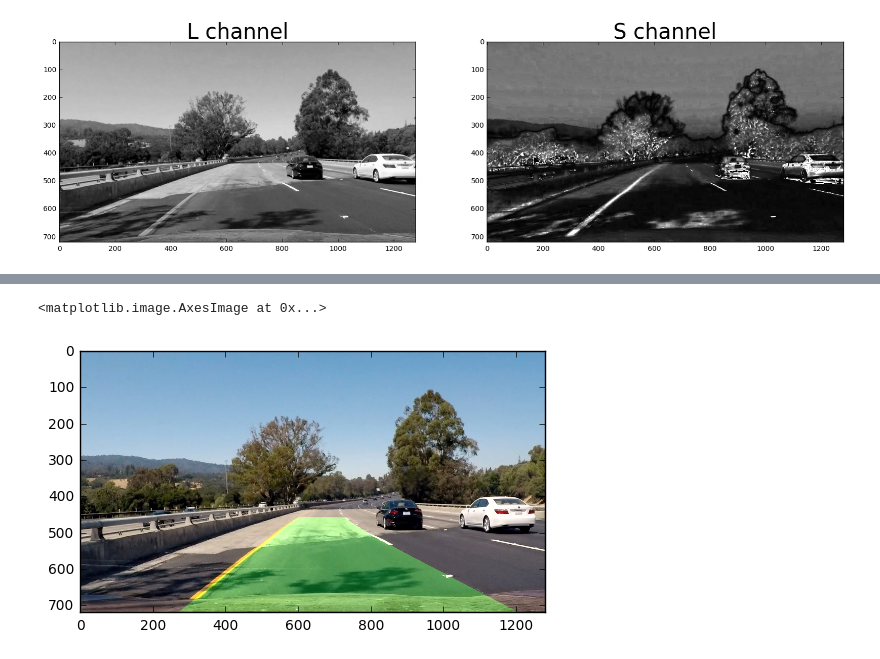
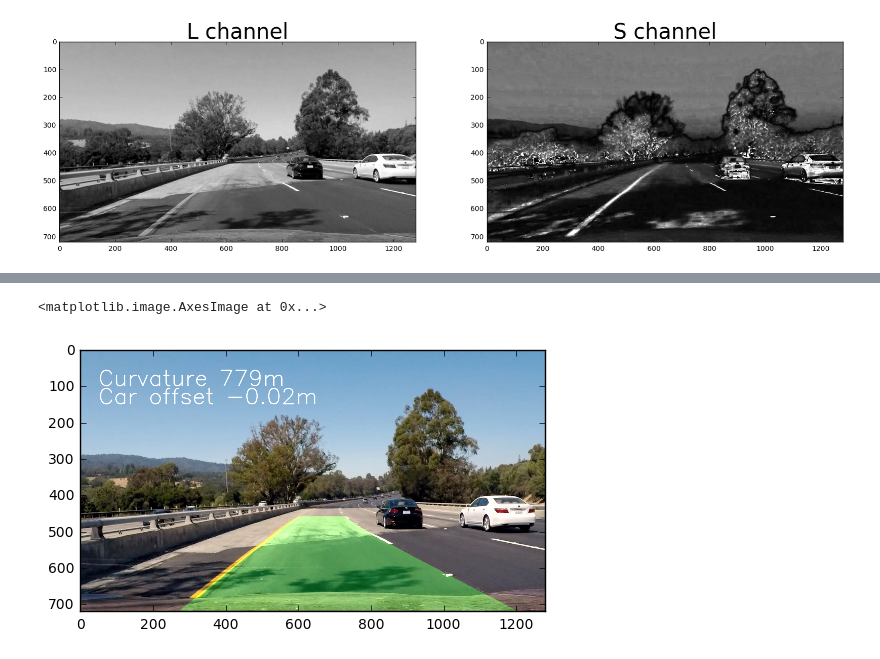
Before and after one commit to ddrm86/udacity-selfdriving-p4, a Jupyter notebook: p3_avanced_lanes_detector.ipynb, the cells around one changed output, grey strips where cells are left out. Drawn from its saved outputs; the diff is of its cells as text; code cells hidden in the pictures.

```diff
--- a/p3_avanced_lanes_detector.ipynb
+++ b/p3_avanced_lanes_detector.ipynb
@@ -352,26 +350,3 @@ plt.ylim(720, 0)
-# %%
-def draw_lane(image, binary_warped, left_fit, right_fit, m_inv):
-    left_fitx, right_fitx, ploty = get_plot_points(img, left_fit, right_fit)
-    # Create an image to draw the lines on
-    warp_zero = np.zeros_like(binary_warped).astype(np.uint8)
-    color_warp = np.dstack((warp_zero, warp_zero, warp_zero))
-    # Recast the x and y points into usable format for cv2.fillPoly()
-    pts_left = np.array([np.transpose(np.vstack([left_fitx, ploty]))])
-    pts_right = np.array([np.flipud(np.transpose(np.vstack([right_fitx, ploty])))])
-    pts = np.hstack((pts_left, pts_right))
-    # Draw the lane onto the warped blank image
-    cv2.fillPoly(color_warp, np.int_([pts]), (0,255, 0))
-    # Warp the blank back to original image space using inverse perspective matrix (Minv)
-    newwarp = cv2.warpPerspective(color_warp, m_inv, (image.shape[1], image.shape[0]))
-    # Combine the result with the original image
-    result = cv2.addWeighted(image, 1, newwarp, 0.3, 0)
-    return result
-
-drawed_lane = draw_lane(test_image, binary_warped, left_fit, right_fit, Minv)
-plt.imshow(drawed_lane)
-# %% [output]
-<matplotlib.image.AxesImage at 0x...>
-[figure, removed]
 # %%
 # Define conversions in x and y from pixels space to meters
 ym_per_pix = 30/720 # meters per pixel in y dimension
@@ -396,6 +371,34 @@ def get_car_offset(binary_warped, left_fit, right_fit):
     lane_center = (right_fitx[-1] - left_fitx[-1])
     offset = (car_center - lane_center) * xm_per_pix
     return offset
+# %%
+def draw_lane(image, binary_warped, left_fit, right_fit, m_inv):
+    left_fitx, right_fitx, ploty = get_plot_points(img, left_fit, right_fit)
+    # Create an image to draw the lines on
+    warp_zero = np.zeros_like(binary_warped).astype(np.uint8)
+    color_warp = np.dstack((warp_zero, warp_zero, warp_zero))
+    # Recast the x and y points into usable format for cv2.fillPoly()
+    pts_left = np.array([np.transpose(np.vstack([left_fitx, ploty]))])
+    pts_right = np.array([np.flipud(np.transpose(np.vstack([right_fitx, ploty])))])
+    pts = np.hstack((pts_left, pts_right))
+    # Draw the lane onto the warped blank image
+    cv2.fillPoly(color_warp, np.int_([pts]), (0,255, 0))
+    # Warp the blank back to original image space using inverse perspective matrix (Minv)
+    newwarp = cv2.warpPerspective(color_warp, m_inv, (image.shape[1], image.shape[0]))
+    # Combine the result with the original image
+    result = cv2.addWeighted(image, 1, newwarp, 0.3, 0)
+    return result
+
+drawed_lane = draw_lane(test_image, binary_warped, left_fit, right_fit, Minv)
+curvature = np.mean(get_curvatures(binary_warped, left_fit, right_fit))
+car_offset = get_car_offset(binary_warped, left_fit, right_fit)
+font = cv2.FONT_HERSHEY_SIMPLEX
+cv2.putText(drawed_lane,'Curvature ' + str(int(curvature)) + 'm', (50,100), font, 2,(255,255,255),2,cv2.LINE_AA)
+cv2.putText(drawed_lane,'Car offset ' + str(round(car_offset, 2)) + 'm', (50,150), font, 2,(255,255,255),2,cv2.LINE_AA)
+plt.imshow(drawed_lane)
+# %% [output]
+<matplotlib.image.AxesImage at 0x...>
+[figure, added]
 # %%
 class Line():
     def __init__(self, n=5):
```
Also changed, not shown: parts of 12 cells of this notebook, 12 other files.
